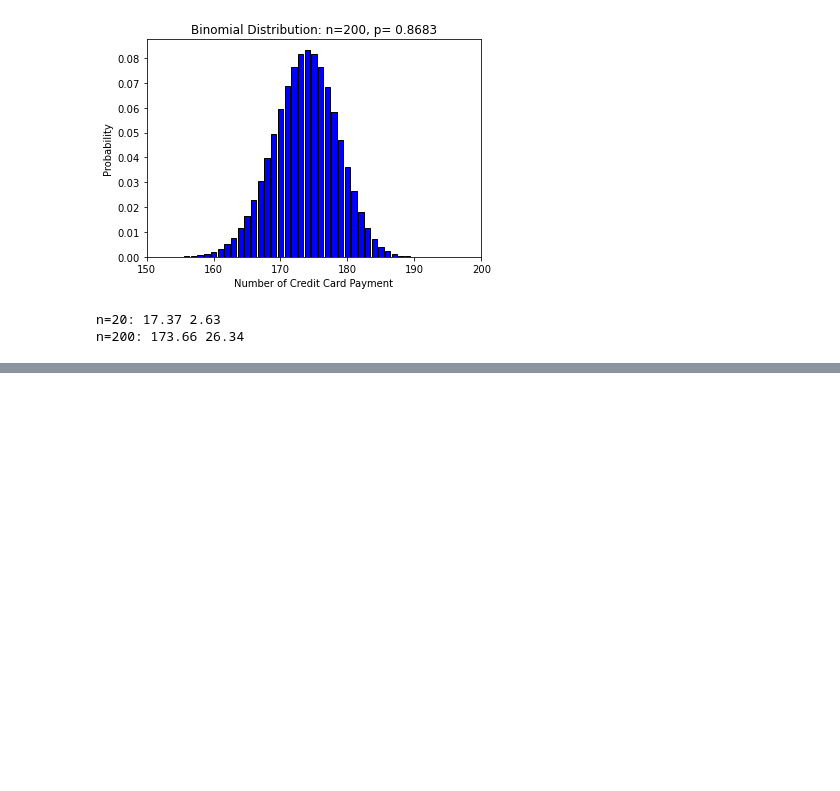
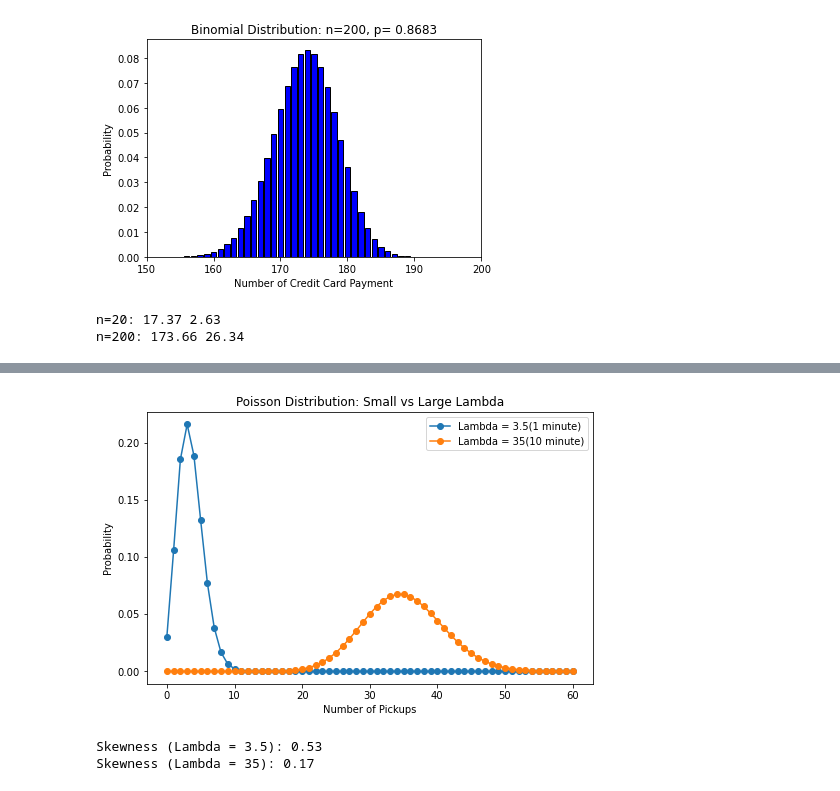
Before and after one commit to Huiyan-Li/Statistical-Techniques-sept-26, a Jupyter notebook: CA1_NYC_Taxi_Statistics.ipynb, the cells around one changed output, grey strips where cells are left out. Saved outputs shown, nothing was run; the diff lists cells and outputs as text; code cells hidden in the pictures; blank space fills up the shorter version.

```diff
--- a/CA1_NYC_Taxi_Statistics.ipynb
+++ b/CA1_NYC_Taxi_Statistics.ipynb
@@ -340,0 +449,22 @@ n=200: 173.66 26.34
+# %%
+k = np.arange(0,61)
+plt.figure(figsize=(8, 5))
+
+plt.plot(k, poisson.pmf(k, lambda_value), marker="o", label="Lambda = 3.5(1 minute)")
+plt.plot(k, poisson.pmf(k, lambda_value*10),marker="o", label="Lambda = 35(10 minute)")
+
+plt.title("Poisson Distribution: Small vs Large Lambda")
+plt.xlabel("Number of Pickups")
+plt.ylabel("Probability")
+plt.legend()
+
+plt.savefig('fig7_poisson_large_lambda.png',dpi=300, bbox_inches='tight')
+plt.show()
+# %% [output]
+[figure, added]
+# %%
+print("Skewness (Lambda = 3.5):",round(1 / np.sqrt(lambda_value), 2))
+print("Skewness (Lambda = 35):",round(1 / np.sqrt(lambda_value * 10), 2))
+# %% [output]
+Skewness (Lambda = 3.5): 0.53
+Skewness (Lambda = 35): 0.17
```
Also changed, not shown: parts of 18 cells of this notebook, 1 other file.
